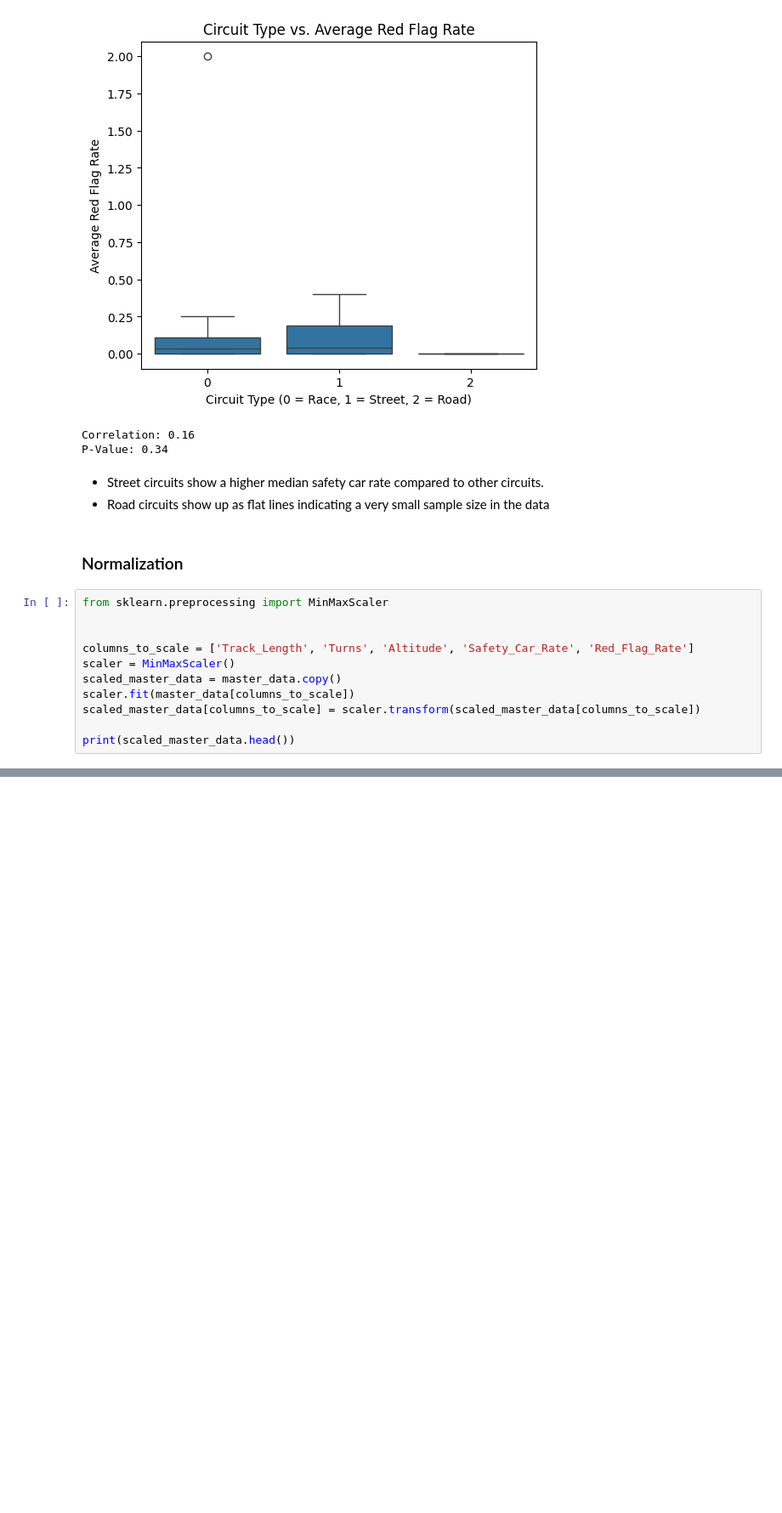
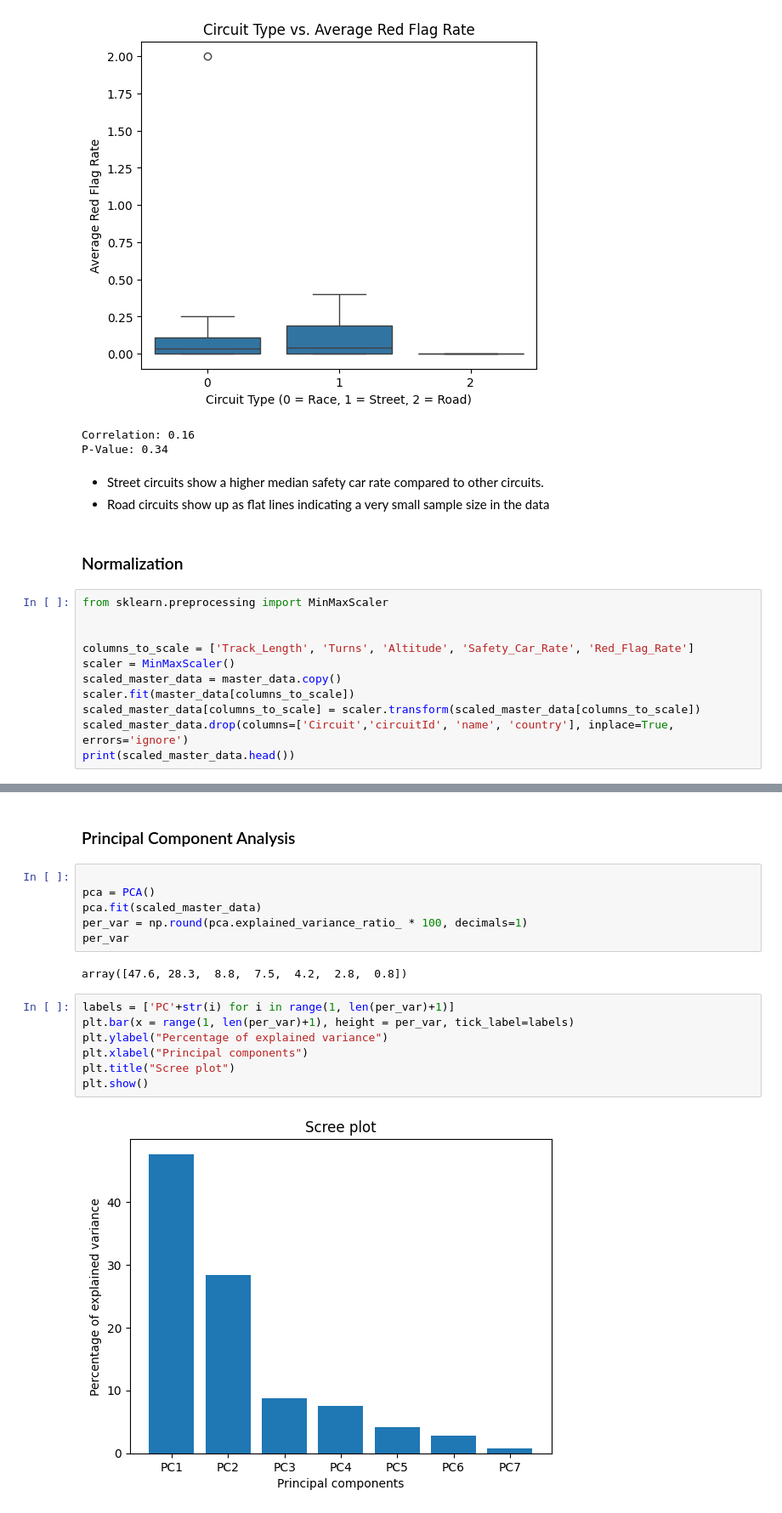
Before and after one commit to LukeHilliard/f1-complexity-index, a Jupyter notebook: analysis.ipynb, the cells around one changed output, grey strips where cells are left out. Shown at 85% size. Drawn from its saved outputs; the diff is of its cells as text; blank space fills up the shorter version.

```diff
--- a/analysis.ipynb
+++ b/analysis.ipynb
@@ -809,6 +810,6 @@ scaler = MinMaxScaler()
 scaled_master_data = master_data.copy()
 scaler.fit(master_data[columns_to_scale])
 scaled_master_data[columns_to_scale] = scaler.transform(scaled_master_data[columns_to_scale])
-
+scaled_master_data.drop(columns=['Circuit','circuitId', 'name', 'country'], inplace=True, errors='ignore')
 print(scaled_master_data.head())
 # %% [output]
@@ -834,0 +840,19 @@ print(scaled_master_data.head())
+# %% [markdown]
+### Principal Component Analysis
+# %%
+
+pca = PCA()
+pca.fit(scaled_master_data)
+per_var = np.round(pca.explained_variance_ratio_ * 100, decimals=1)
+per_var
+# %% [output]
+array([47.6, 28.3,  8.8,  7.5,  4.2,  2.8,  0.8])
+# %%
+labels = ['PC'+str(i) for i in range(1, len(per_var)+1)]
+plt.bar(x = range(1, len(per_var)+1), height = per_var, tick_label=labels)
+plt.ylabel("Percentage of explained variance")
+plt.xlabel("Principal components")
+plt.title("Scree plot")
+plt.show()
+# %% [output]
+[figure, added]
```
Also changed, not shown: parts of 5 cells of this notebook.
